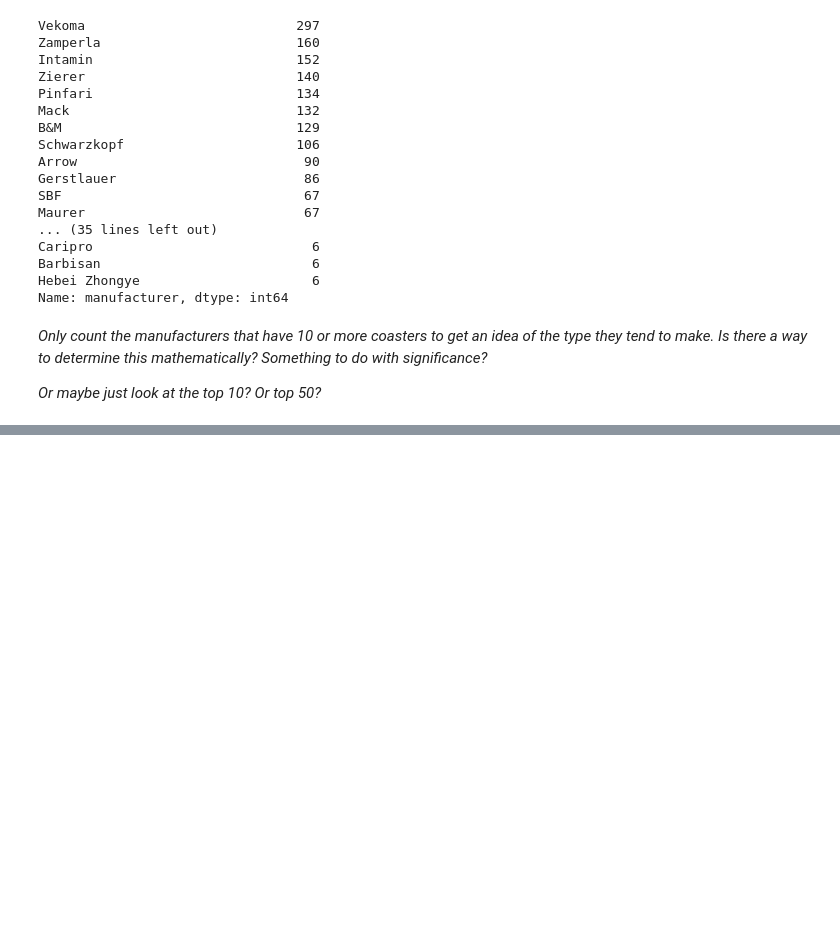
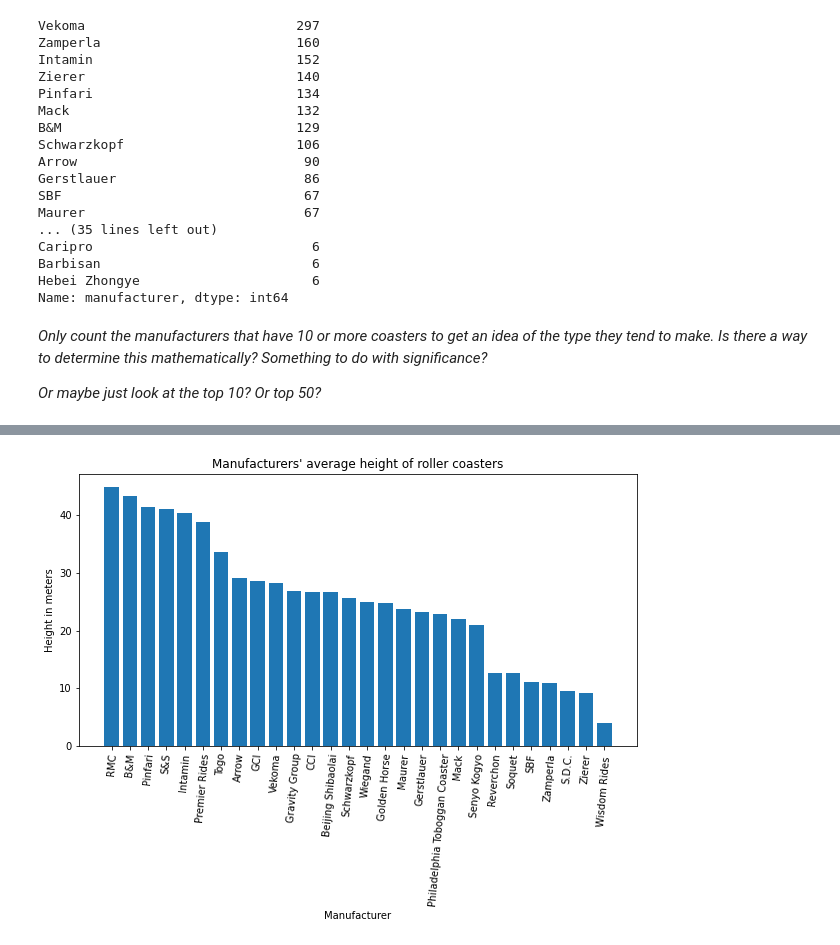
Before and after one commit to data-becki/Matplotlib-Challenge-Projects, a Jupyter notebook: Matplotlib Challenge Projects/Roller Coaster.ipynb, the cells around one changed output, grey strips where cells are left out. Cells and saved outputs as stored; diff of their text form; code cells hidden in the pictures; blank space fills up the shorter version.

```diff
--- a/Matplotlib Challenge Projects/Roller Coaster.ipynb
+++ b/Matplotlib Challenge Projects/Roller Coaster.ipynb
@@ -645,0 +695,21 @@ plt.show()
+# %%
+# manuf_name = []
+manuf_height = []
+for name in made_20_or_more['manufacturer']:
+#     manuf_name.append(name)
+    height = coaster_data[coaster_data['manufacturer'] == name].height.mean()
+    manuf_height.append(height)
+
+df_h = pd.DataFrame(manuf_height, manuf_name).reset_index()
+df_h.columns = ['manufacturer', 'avg height']
+df_h.sort_values(by = 'avg height', ascending = False, inplace = True)
+
+plt.figure(figsize=(10, 5))
+plt.bar(df_h['manufacturer'], df_h['avg height'])
+plt.xticks(rotation = 85)
+plt.title('Manufacturers\' average height of roller coasters')
+plt.ylabel('Height in meters')
+plt.xlabel('Manufacturer')
+plt.show()
+# %% [output]
+[figure, added]
```
Also changed, not shown: parts of 23 cells of this notebook.
